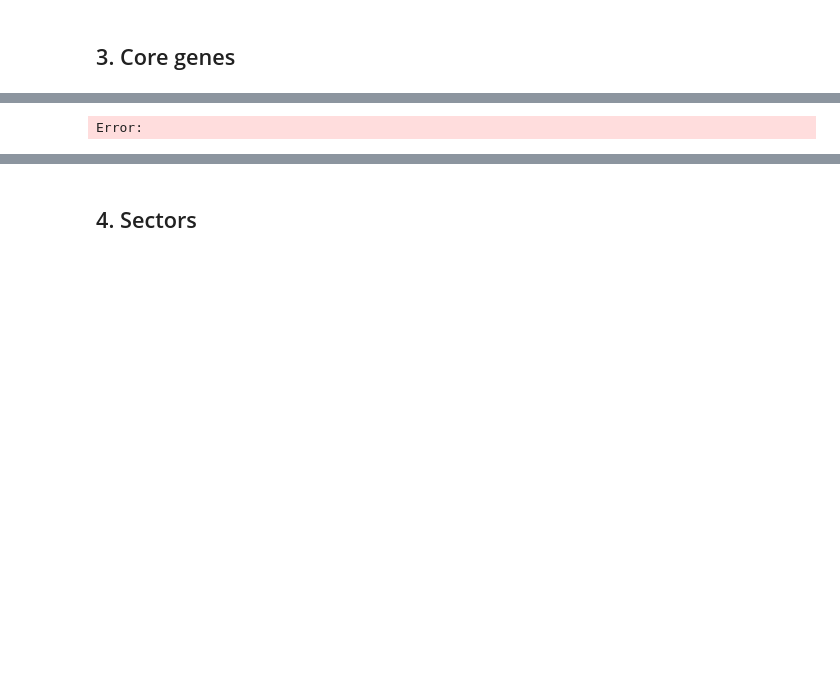
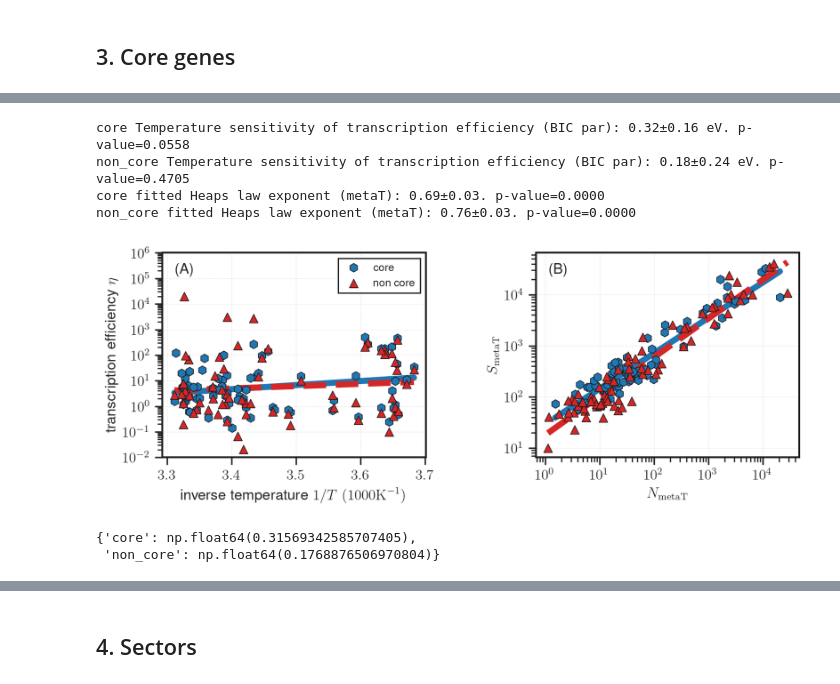
Before and after one commit to epigani/diatom-metaG-metaT-scaling, a Jupyter notebook: analysis/FiguresSM_RPKM.ipynb, the cells around one changed output, grey strips where cells are left out. Saved outputs shown, nothing was run; the diff lists cells and outputs as text; code cells hidden in the pictures; blank space fills up the shorter version.

Commit message:
added noise to figure 2 added tables in latex

```diff
--- a/analysis/FiguresSM_RPKM.ipynb
+++ b/analysis/FiguresSM_RPKM.ipynb
@@ -1629,0 +1630,22 @@ Error:
+# %%
+meta = 'metaT'
+# %%
+filename = f"parameters_goodfit_{DATA_NORMALIZATION}_core_SRF_micro_bacilla.csv"
+
+core_data = pd.read_csv(
+    f"../fit/{filename}",
+    index_col=["data", "subset"]
+)
+
+df_core_data = core_data.reset_index()
+
+df_core_data = df_core_data.merge(
+    gdf.reset_index()[['station', 'inverseTemperature']],
+    on='station',
+    how='left'
+)
+# rename "subset" with "group" in the column name
+df_core_data = df_core_data.rename(columns={'subset': 'group'})
+
+display(df_core_data.head())
+core_data.head()
@@ -1844,6 +1907,7 @@ ax.tick_params(labelsize=labelsize)
 
 energy_dict = {}
 std_energy_dict = {}
+meta = 'metaT'
 
 for group, color, marker, ls in [
     ('core', core_color, 'h', '-'),
@@ -1863,7 +1927,7 @@ for group, color, marker, ls in [
     sns.scatterplot(
         x='inverseTemperature', y='eta',
         data=eta, ax=ax,
-        s=30, edgecolor='k',
+        s=50, edgecolor='k',
         color=color, marker=marker,
         alpha=1., zorder=4, label=label
     )
@@ -1873,7 +1937,7 @@ for group, color, marker, ls in [
     mask = y > 0
     m, q, *_ = linregress(x[mask], np.log(y[mask]))
     xf = np.linspace(x.min(), x.max(), 100)
-    ax.plot(xf, np.exp(m*xf + q), color=color, lw=2, ls=ls)
+    ax.plot(xf, np.exp(m*xf + q), color=color, lw=5, ls=ls)
 
     slope, intercept, r_value, p_value, std_err = linregress(x[mask], np.log(y[mask]))
     K_boltzmann = 8.617333262145e-5 # in eV/K
@@ -1912,41 +1976,54 @@ for group, color, marker, ls in [
     sns.scatterplot(
         x='N_10', y='S_10',
         data=d, ax=ax,
-        s=25, edgecolor='k',
+        s=50, edgecolor='k',
         color=color, marker=marker,
         zorder=4
     )
 
     # linear fit in log-log
     x = d['N_10']
     y = d['S_10']
     mask = (x > 0) & (y > 0)
     m, q, *_ = linregress(np.log(x[mask]), np.log(y[mask]))
     xf = np.linspace(x.min(), x.max(), 100)
-    ax.plot(xf, np.exp(q)*xf**m, color=color, lw=2, ls=ls)
-    print(f'Heaps law exponent for {group}: {m:1.2f} ± {std_err:1.2f}')
+    ax.plot(xf, np.exp(q)*xf**m, color=color, lw=5, ls=ls)
+    # print(f'Heaps law exponent for {group}: {m:1.2f} ± {std_err:1.2f}')
 
     x_fit = np.log(x[mask])
     y_fit = np.log(y[mask])
     slope, intercept, r_value, p_value, std_err = linregress(x_fit, y_fit)
-    print(f"{group} Heaps law exponent (metaT): {slope:1.2f}±{std_err:1.2f}. p-value={p_value:1.4f}")
+    print(f"{group} fitted Heaps law exponent (metaT): {slope:1.2f}±{std_err:1.2f}. p-value={p_value:1.4f}")
 
 ax.set_xscale('log')
 ax.set_yscale('log')
 ax.set_xlabel(r'$N_{\mathrm{metaT}}$', fontsize=labelsize)
 ax.set_ylabel(r'$S_{\mathrm{metaT}}$', fontsize=labelsize)
 ax.text(0.05, 0.95, '(B)', transform=ax.transAxes,
         ha='left', va='top', fontsize=12)
 
 # =========================
 # SALVATAGGIO
 # =========================
-figname = f'../figures/SM/core_vs_noncore_scalings_{DATA_NORMALIZATION}Counts.png'
+# figname = f'../figures/SM/core_vs_noncore_scalings_{DATA_NORMALIZATION}Counts.png'
+# os.makedirs(os.path.dirname(figname), exist_ok=True)
+# plt.savefig(figname, dpi=300, bbox_inches='tight')
+# print(f"Figure saved as {figname}")
+figname = f"../figures/{DATA_NORMALIZATION}/SM/core_vs_noncore_scalings_{DATA_NORMALIZATION}Counts"
 os.makedirs(os.path.dirname(figname), exist_ok=True)
-plt.savefig(figname, dpi=300, bbox_inches='tight')
-plt.show()
+for fmt in [".pdf", ".png"]:
+    plt.savefig(f"{figname}{fmt}", dpi=300, bbox_inches="tight", transparent=True)
 # %% [output]
-Error:
+core Temperature sensitivity of transcription efficiency (BIC par): 0.32±0.16 eV. p-value=0.0558
+non_core Temperature sensitivity of transcription efficiency (BIC par): 0.18±0.24 eV. p-value=0.4705
+core fitted Heaps law exponent (metaT): 0.69±0.03. p-value=0.0000
+non_core fitted Heaps law exponent (metaT): 0.76±0.03. p-value=0.0000
+[figure, added]
+# %%
+energy_dict
+# %% [output]
+{'core': np.float64(0.31569342585707405),
+ 'non_core': np.float64(0.1768876506970804)}
 # %%
 for core in energy_dict.keys():
     E = energy_dict[core]
```
Also changed, not shown: parts of 13 cells of this notebook, 30 other files.
